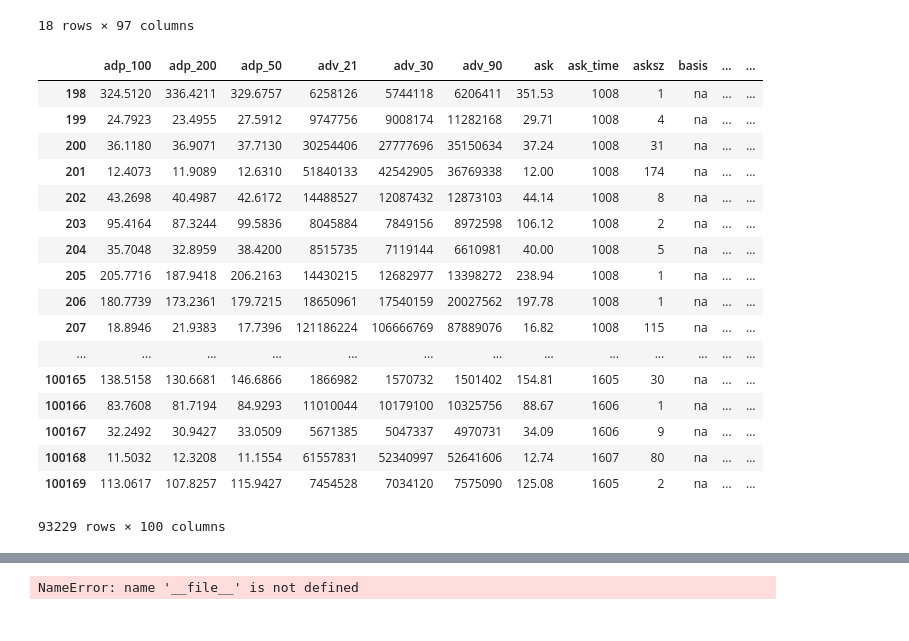
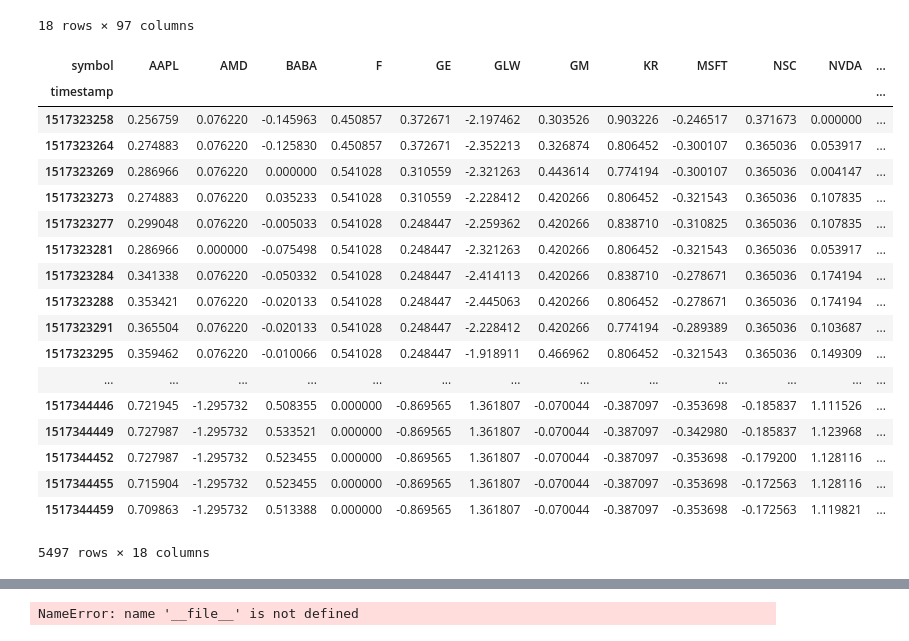
Before and after one commit to NicholasBallard/stock-trading, a Jupyter notebook: stock_trader/scratchpad.ipynb, the cells around one changed output, grey strips where cells are left out. Saved outputs shown, nothing was run; the diff lists cells and outputs as text; code cells hidden in the pictures.

```diff
--- a/stock_trader/scratchpad.ipynb
+++ b/stock_trader/scratchpad.ipynb
@@ -175,34 +181,44 @@ ndf.reindex(new_index)
 # %%
 import pandas as pd
 
 headers = ['adp_100', 'adp_200', 'adp_50', 'adv_21', 'adv_30', 'adv_90', 'ask', 'ask_time', 'asksz', 'basis', 'beta', 'bid', 'bid_time', 'bidsz', 'bidtick', 'chg', 'chg_sign', 'chg_t', 'cl', 'contract_size', 'cusip', 'date', 'datetime', 'days_to_expiration', 'div', 'divexdate', 'divfreq', 'divpaydt', 'dollar_value', 'eps', 'exch', 'exch_desc', 'hi', 'iad', 'idelta', 'igamma', 'imp_volatility', 'incr_vl', 'irho', 'issue_desc', 'itheta', 'ivega', 'last', 'lo', 'name', 'op_delivery', 'op_flag', 'op_style', 'op_subclass', 'openinterest', 'opn', 'opt_val', 'pchg', 'pchg_sign', 'pcls', 'pe', 'phi', 'plo', 'popn', 'pr_adp_100', 'pr_adp_200', 'pr_adp_50', 'pr_date', 'pr_openinterest', 'prbook', 'prchg', 'prem_mult', 'put_call', 'pvol', 'qcond', 'rootsymbol', 'secclass', 'sesn', 'sho', 'strikeprice', 'symbol', 'tcond', 'timestamp', 'tr_num', 'tradetick', 'trend', 'under_cusip', 'undersymbol', 'vl', 'volatility12', 'vwap', 'wk52hi', 'wk52hidate', 'wk52lo', 'wk52lodate', 'xdate', 'xday', 'xmonth', 'xyear', 'yield']
-df = pd.read_csv("c:/Users/Nicholas/Desktop/stock-trading/stock_trader/ticker/ticks/2018-01-24 ticker.csv", parse_dates=True, names=headers)
-df["ask_time"] = df.ask_time.str.replace(":","").astype('int64')
+df = pd.read_csv("c:/Users/nicho/Desktop/ticker_export/2018-01-30 ticker.csv", parse_dates=True, names=headers, error_bad_lines=False)
+
+df.shape
+
+df["ask_time"] = df.ask_time.str.replace(":|\.","").astype('int64')
 # df["ask_time"] = df.ask_time.astype(int)
 df["spread"] = df.bidsz - df.asksz
 df["from-avg"] = (df.ask - df.vwap) / df.ask * 100
 
 df['rollin'] = df['bid'].rolling(window=300).mean()
 df['difference'] = df['ask'].diff()
-df['delta'] = (df['ask'] - df['opn']) / df['opn']
+df['delta'] = (df['ask'] - df['opn']) / df['opn'] * 100
+df['spreadpercent'] = (df.ask - df.bid) / df.bid * 100
+
+
+df.drop_duplicates(subset=['symbol', 'timestamp'], keep=False)
+
+import numpy as np
+table = pd.pivot_table(df, index='timestamp', columns=['symbol'], values='delta')
+table
+# %% [output]
+| symbol | AAPL | AMD | BABA | F | GE | GLW | GM | KR | MSFT | NSC | NVDA | ... |
+| timestamp |  |  |  |  |  |  |  |  |  |  |  | ... |
+| 1517323258 | 0.256759 | 0.076220 | -0.145963 | 0.450857 | 0.372671 | -2.197462 | 0.303526 | 0.903226 | -0.246517 | 0.371673 | 0.000000 | ... |
+| 1517323264 | 0.274883 | 0.076220 | -0.125830 | 0.450857 | 0.372671 | -2.352213 | 0.326874 | 0.806452 | -0.300107 | 0.365036 | 0.053917 | ... |
+| 1517323269 | 0.286966 | 0.076220 | 0.000000 | 0.541028 | 0.310559 | -2.321263 | 0.443614 | 0.774194 | -0.300107 | 0.365036 | 0.004147 | ... |
+| 1517323273 | 0.274883 | 0.076220 | 0.035233 | 0.541028 | 0.310559 | -2.228412 | 0.420266 | 0.806452 | -0.321543 | 0.365036 | 0.107835 | ... |
+| 1517323277 | 0.299048 | 0.076220 | -0.005033 | 0.541028 | 0.248447 | -2.259362 | 0.420266 | 0.838710 | -0.310825 | 0.365036 | 0.107835 | ... |
+| 1517323281 | 0.286966 | 0.000000 | -0.075498 | 0.541028 | 0.248447 | -2.321263 | 0.420266 | 0.806452 | -0.321543 | 0.365036 | 0.053917 | ... |
+| 1517323284 | 0.341338 | 0.076220 | -0.050332 | 0.541028 | 0.248447 | -2.414113 | 0.420266 | 0.838710 | -0.278671 | 0.365036 | 0.174194 | ... |
+| 1517323288 | 0.353421 | 0.076220 | -0.020133 | 0.541028 | 0.248447 | -2.445063 | 0.420266 | 0.806452 | -0.278671 | 0.365036 | 0.174194 | ... |
+| 1517323291 | 0.365504 | 0.076220 | -0.020133 | 0.541028 | 0.248447 | -2.228412 | 0.420266 | 0.774194 | -0.289389 | 0.365036 | 0.103687 | ... |
+| 1517323295 | 0.359462 | 0.076220 | -0.010066 | 0.541028 | 0.248447 | -1.918911 | 0.466962 | 0.806452 | -0.321543 | 0.365036 | 0.149309 | ... |
+| ... | ... | ... | ... | ... | ... | ... | ... | ... | ... | ... | ... | ... |
+| 1517344446 | 0.721945 | -1.295732 | 0.508355 | 0.000000 | -0.869565 | 1.361807 | -0.070044 | -0.387097 | -0.353698 | -0.185837 | 1.111526 | ... |
+| 1517344449 | 0.727987 | -1.295732 | 0.533521 | 0.000000 | -0.869565 | 1.361807 | -0.070044 | -0.387097 | -0.342980 | -0.185837 | 1.123968 | ... |
+| 1517344452 | 0.727987 | -1.295732 | 0.523455 | 0.000000 | -0.869565 | 1.361807 | -0.070044 | -0.387097 | -0.353698 | -0.179200 | 1.128116 | ... |
+| 1517344455 | 0.715904 | -1.295732 | 0.523455 | 0.000000 | -0.869565 | 1.361807 | -0.070044 | -0.387097 | -0.353698 | -0.172563 | 1.128116 | ... |
+| 1517344459 | 0.709863 | -1.295732 | 0.513388 | 0.000000 | -0.869565 | 1.361807 | -0.070044 | -0.387097 | -0.353698 | -0.172563 | 1.119821 | ... |
+5497 rows × 18 columns
-# %%
-df.drop_duplicates(subset=['symbol', 'timestamp'], keep=False)
-# %% [output]
-|  | adp_100 | adp_200 | adp_50 | adv_21 | adv_30 | adv_90 | ask | ask_time | asksz | basis | ... | ... |
-| 198 | 324.5120 | 336.4211 | 329.6757 | 6258126 | 5744118 | 6206411 | 351.53 | 1008 | 1 | na | ... | ... |
-| 199 | 24.7923 | 23.4955 | 27.5912 | 9747756 | 9008174 | 11282168 | 29.71 | 1008 | 4 | na | ... | ... |
-| 200 | 36.1180 | 36.9071 | 37.7130 | 30254406 | 27777696 | 35150634 | 37.24 | 1008 | 31 | na | ... | ... |
-| 201 | 12.4073 | 11.9089 | 12.6310 | 51840133 | 42542905 | 36769338 | 12.00 | 1008 | 174 | na | ... | ... |
-| 202 | 43.2698 | 40.4987 | 42.6172 | 14488527 | 12087432 | 12873103 | 44.14 | 1008 | 8 | na | ... | ... |
-| 203 | 95.4164 | 87.3244 | 99.5836 | 8045884 | 7849156 | 8972598 | 106.12 | 1008 | 2 | na | ... | ... |
-| 204 | 35.7048 | 32.8959 | 38.4200 | 8515735 | 7119144 | 6610981 | 40.00 | 1008 | 5 | na | ... | ... |
-| 205 | 205.7716 | 187.9418 | 206.2163 | 14430215 | 12682977 | 13398272 | 238.94 | 1008 | 1 | na | ... | ... |
-| 206 | 180.7739 | 173.2361 | 179.7215 | 18650961 | 17540159 | 20027562 | 197.78 | 1008 | 1 | na | ... | ... |
-| 207 | 18.8946 | 21.9383 | 17.7396 | 121186224 | 106666769 | 87889076 | 16.82 | 1008 | 115 | na | ... | ... |
-| ... | ... | ... | ... | ... | ... | ... | ... | ... | ... | ... | ... | ... |
-| 100165 | 138.5158 | 130.6681 | 146.6866 | 1866982 | 1570732 | 1501402 | 154.81 | 1605 | 30 | na | ... | ... |
-| 100166 | 83.7608 | 81.7194 | 84.9293 | 11010044 | 10179100 | 10325756 | 88.67 | 1606 | 1 | na | ... | ... |
-| 100167 | 32.2492 | 30.9427 | 33.0509 | 5671385 | 5047337 | 4970731 | 34.09 | 1606 | 9 | na | ... | ... |
-| 100168 | 11.5032 | 12.3208 | 11.1554 | 61557831 | 52340997 | 52641606 | 12.74 | 1607 | 80 | na | ... | ... |
-| 100169 | 113.0617 | 107.8257 | 115.9427 | 7454528 | 7034120 | 7575090 | 125.08 | 1605 | 2 | na | ... | ... |
-93229 rows × 100 columns
```
Also changed, not shown: parts of 5 cells of this notebook, 31 other files.
